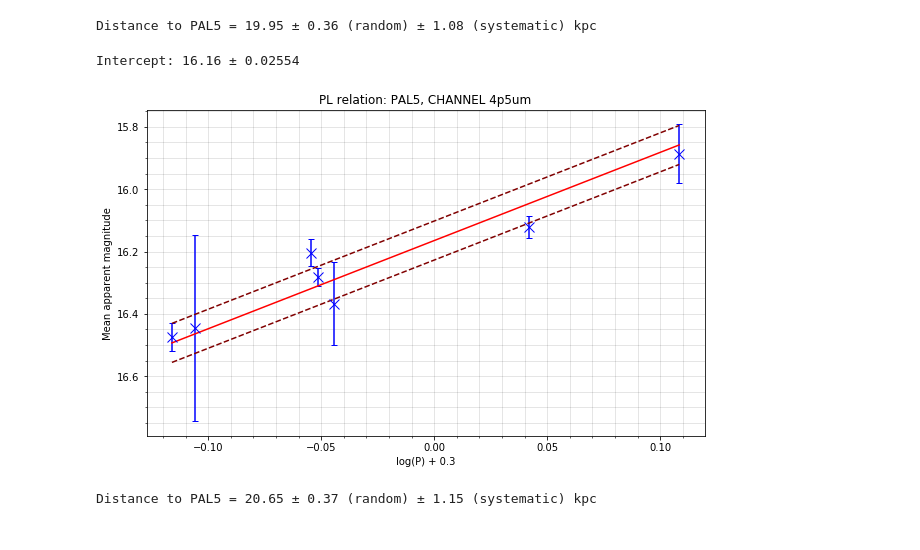
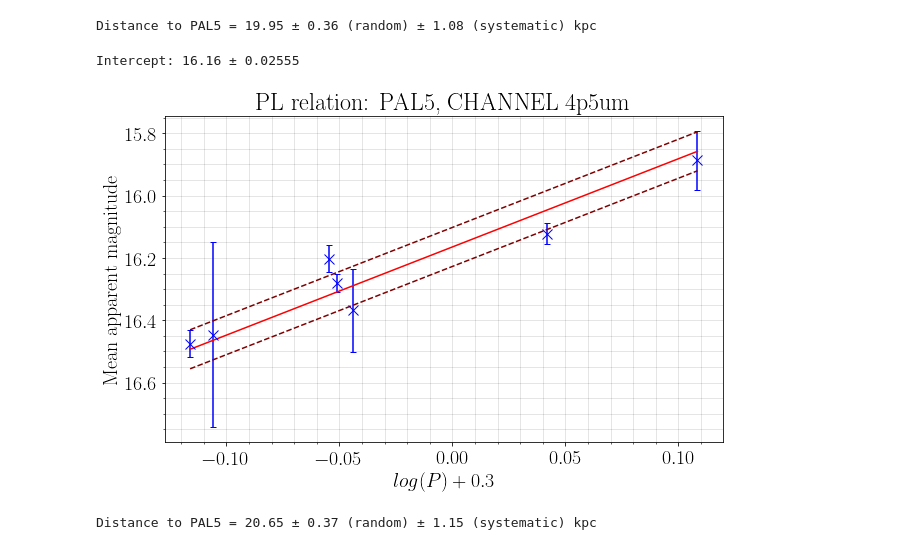
Before and after one commit to ltb24/Luke_RRLs_project, a Jupyter notebook: photometry_intro/PAL5_distance_version_1.ipynb, the cells around one changed output. Drawn from its saved outputs; the diff is of its cells as text; code cells hidden in the pictures.

```diff
--- a/photometry_intro/PAL5_distance_version_1.ipynb
+++ b/photometry_intro/PAL5_distance_version_1.ipynb
@@ -44,7 +44,12 @@ from photutils.psf import DAOGroup
 from photutils.psf import IterativelySubtractedPSFPhotometry
 from photutils.background import MMMBackground
 from astroquery.irsa_dust import IrsaDust
+from matplotlib import rc
 from matplotlib.colors import LogNorm
+
+plt.rcParams.update({'font.size': 20})
+rc('text', usetex=True)
+rc('font', **{'family': 'serif', 'serif': ['Computer Modern']})
 # %% [markdown]
 ##### Function list
 # %%
@@ -1281,6 +1306,8 @@ av_mag1 = NaNmask(av_mag1)
 av_unc1 = NaNmask(av_unc1)
 av_mag2 = NaNmask(av_mag2)
 av_unc2 = NaNmask(av_unc2)
+
+period1 = NaNmask(period1)
 
 ## EXTINCTION CORRECTION ##
 # NOTE: AS STARS OCCUPY AREA OF LOWER RESOLUTION THAN DUST MAP (CHECKED), FUNCTION WILL AUTO SUBTRACT THE FINAL EXT. VALUE
@@ -1303,4 +1330,3 @@ def extinction_corr(star_table, data1, data2):
     return data_out1, data_out2
 
 av_mag1, av_mag2 = extinction_corr(rrl_cat, av_mag1, av_mag2)
-print(av_mag1, av_mag2)
@@ -1429,28 +1423,6 @@ print('Distance to {0} = {1:.4g} ± {2:.2f} (random) ± {3:.2f} (systematic) kpc
 # %% [output]
 Distance to PAL5 = 19.95 ± 0.36 (random) ± 1.08 (systematic) kpc
 # %%
-## STARS OF TYPE RRc/d MUST BE RUN USING fundamentalise ONLY, CROSS-CHECK WITH CATALOGUE FILE
-## STARS OF TYPE RRab MUST BE RUN USING pl_log ONLY, CROSS-CHECK WITH CATALOGUE FILE
-## CHANNEL 1: RRab = NUMBER 4, RRc/d = 1-3 IN LIST
-## CHANNEL 2: RRab = 6-7, RRc/d = 1-5
-
-## INCORRECT PERIOD APPENDED FOR CHANNEL 2, STAR ID 1 ##
-P_corr = 0.3325
-period2[[1]] = P_corr
-
-## ADD 0.3 TO ALL PERIODS
-period2_pl = []
-period2_pl = np.log10(period2) + 0.3
-#print(period2_pl)
-## FUNDAMENTALISE THE REQUIRED PERIODS
-period1_fund = []
-for i in 0, 1, 2, 3, 4:
-    period2_fund = period2_pl[i] + 0.127
-#    print(period2_fund)
-    period2_pl[[i]] = period2_fund
-#    print(period2_pl)
-## PERIODS ARE DONE ##
-
 ## ASSIGN VALUES FOR PL FIT ##
 channel = '4p5um'
 if (channel == 1) or (channel == '3p6um'):
@@ -1469,42 +1441,43 @@ if (channel == 2) or (channel == '4p5um'):
 def func(P, intercept):
     return intercept + b * P
 
-## USING CHANNEL 1 DATA
-popt, pcov = curve_fit(func, period2_pl, av_mag2)
+## FIT PL RELATION ##
+
+popt, pcov = curve_fit(func, period2, av_mag2)
 
 intercept = popt[0]
 intercept_unc = np.sqrt(float(pcov[0][0]))
 
 print('Intercept: {0:.4g} ± {1:.4g}'.format(intercept, intercept_unc))
 
 ## STANDARD DEVIATION OF POINTS ABOUT THE PL FIT ##
 std_dev2 = 0
 for i in range(len(av_mag2)):
-    std_dev2 += (av_mag2[i] - (intercept + b * period2_pl[i]))**2
+    std_dev2 += (av_mag2[i] - (intercept + b * period2[i]))**2
 std_dev2 = np.sqrt(std_dev2 / len(av_mag2))
 
 fig = plt.figure(figsize = (10, 6))
 ax = fig.add_subplot(1,1,1)
-ax.errorbar(period2_pl, av_mag2, xerr = None, yerr = av_unc2, marker = 'x', color = 'blue', markersize = 10, capsize = 3, linestyle = 'None')
-ax.set_xlabel('log(P) + 0.3')
+ax.errorbar(period2, av_mag2, xerr = None, yerr = av_unc2, marker = 'x', color = 'blue', markersize = 10, capsize = 3, linestyle = 'None')
+ax.set_xlabel(r'${log(P) + 0.3}$')
 ax.set_ylabel('Mean apparent magnitude')
-x = np.linspace(min(period2_pl), max(period2_pl), 100)
-y = np.linspace(min(period2_pl), max(period2_pl), 100)
+x = np.linspace(min(period2), max(period2), 100)
+y = np.linspace(min(period2), max(period2), 100)
 ax.plot(y, y * b + (intercept + std_dev2), linestyle = '--', color = 'maroon')
 ax.plot(y, y * b + (intercept - std_dev2), linestyle = '--', color = 'maroon')
 ax.plot(x, x * b + intercept, linestyle = '-', color = 'red')
 plt.title('PL relation: {0}, CHANNEL {1}'.format(cluster, channel))
 plt.minorticks_on()
 plt.grid(b = True, which = 'major', lw = .5, alpha = .2, color = 'black')
 plt.grid(b = True, which = 'minor', lw = .5, alpha = .2, color = 'black')
 plt.gca().invert_yaxis()
 savename = 'pl_relations/pl_relation_'+str(cluster)+'_'+str(channel)
 plt.savefig(savename)
 plt.show()
 plt.close()
 # %% [output]
-Intercept: 16.16 ± 0.02554
+Intercept: 16.16 ± 0.02555
-[figure, old version]
+[figure, new version]
 # %%
 ## CALCULATE DISTANCE AND UNCERTAINTIES ##
 
```
Also changed, not shown: parts of 6 cells of this notebook, 15 other files.
